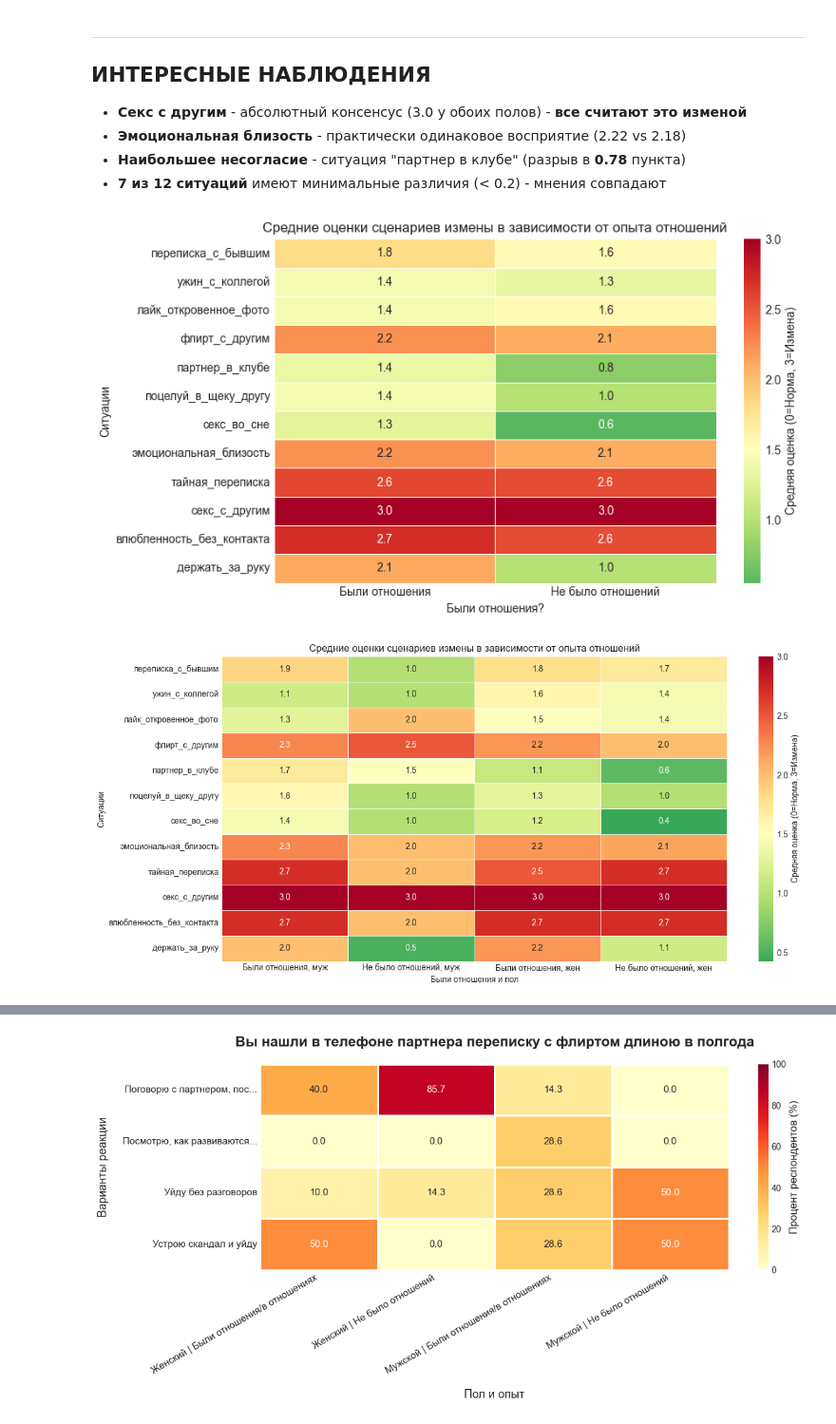
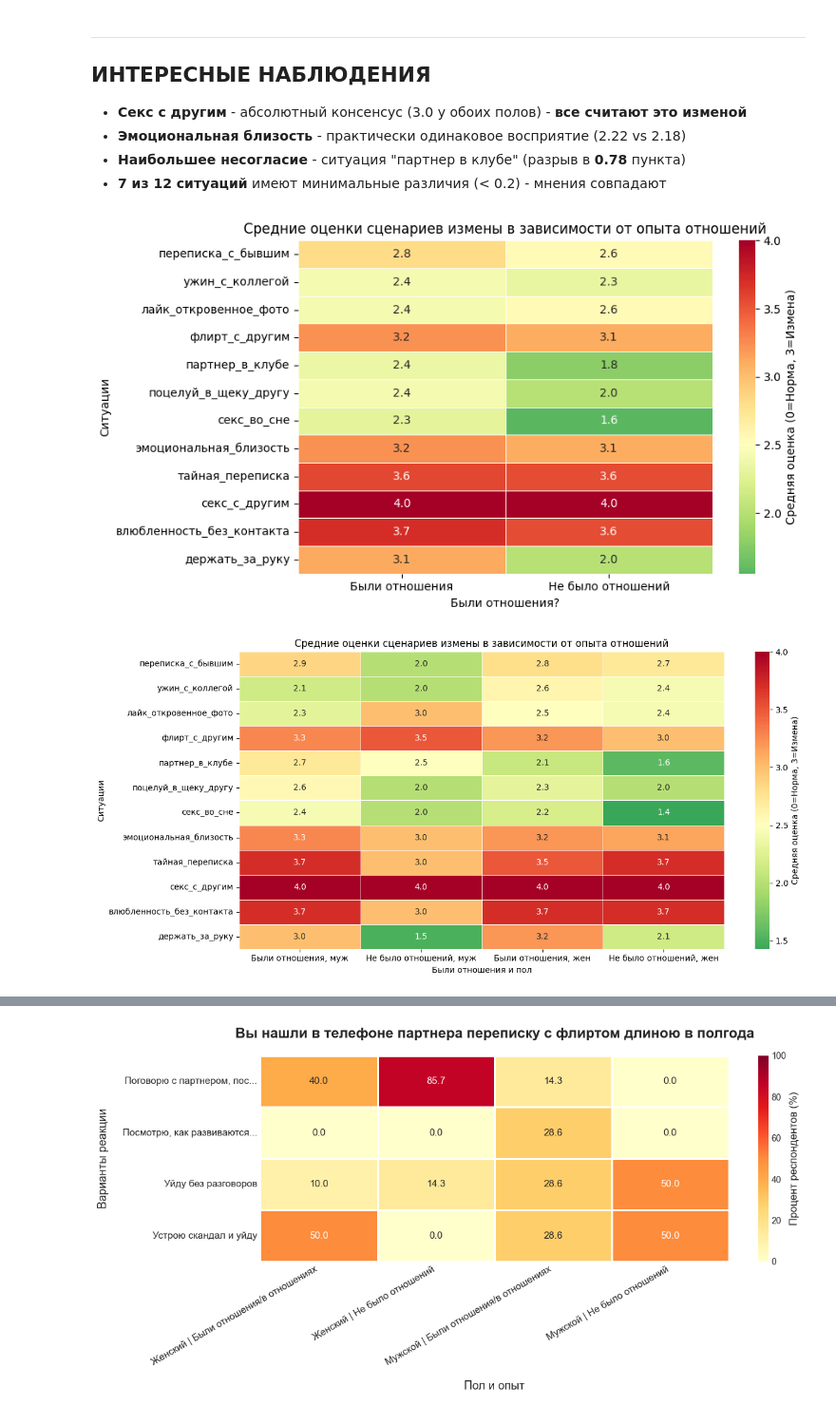
Before and after one commit to wanvamp/portfolio, a Jupyter notebook: survey.ipynb, the cells around one changed output, grey strips where cells are left out. Shown at 95% size. Saved outputs shown, nothing was run; the diff lists cells and outputs as text; code cells hidden in the pictures.

```diff
--- a/survey.ipynb
+++ b/survey.ipynb
@@ -38,7 +52,7 @@ plt.xlabel('Пол')
 Text(0.5, 0, 'Пол')
 [figure]
 # %%
-rating = {'Норма': 0, 'Странно': 1, 'Неприятно': 2, 'Измена': 3}
+rating = {'Норма': 1, 'Странно': 2, 'Неприятно': 3, 'Измена': 4}
 sit_col = ['переписка_с_бывшим', 'ужин_с_коллегой', 'лайк_откровенное_фото',
                    'флирт_с_другим', 'партнер_в_клубе', 'поцелуй_в_щеку_другу',
                    'секс_во_сне', 'эмоциональная_близость', 'тайная_переписка',
@@ -52,7 +66,7 @@ df_w = df[df['пол'] == 'Женский'][sit_col].mean()
 heatmap_data_s = pd.DataFrame({'Мужчины': df_m, 'Женщины': df_w})
 
 plt.figure(figsize=(8, 5))
-sns.heatmap(heatmap_data_s, annot=True, cmap='RdYlGn_r', center=1.5, fmt='.1f',
+sns.heatmap(heatmap_data_s, annot=True, cmap='RdYlGn_r', center=2.5, fmt='.1f',
             linewidths=0.5, cbar_kws={'label': 'Средняя оценка (0=Норма, 3=Измена)'})
 plt.title('Средние оценки сценариев измены по полу')
 plt.xlabel('Пол')
@@ -136,20 +150,20 @@ heatmap_data_s.sort_values(by=["дельта"], ascending = False)
 # %%
 df_relsh = df[df['опыт_отношений'] == 'Были отношения/в отношениях'][sit_col].mean()
 df_no_relsh = df[df['опыт_отношений'] == 'Не было отношений'][sit_col].mean()
 
 heatmap_data_rel = pd.DataFrame({'Были отношения': df_relsh, 'Не было отношений': df_no_relsh})
 plt.figure(figsize=(9, 5))
-sns.heatmap(heatmap_data_rel, annot=True, cmap='RdYlGn_r', center=1.5, fmt='.1f',
+sns.heatmap(heatmap_data_rel, annot=True, cmap='RdYlGn_r', center=2.5, fmt='.1f',
             linewidths=0.5, cbar_kws={'label': 'Средняя оценка (0=Норма, 3=Измена)'})
 plt.title('Средние оценки сценариев измены в зависимости от опыта отношений')
 plt.xlabel('Были отношения?')
 plt.ylabel('Ситуации')
 plt.xticks()
 plt.yticks(rotation=0)
 plt.tight_layout()
 plt.show()
 # %% [output]
-[figure, old version]
+[figure, new version]
 # %%
 df_relsh_w = df[(df['опыт_отношений'] == 'Были отношения/в отношениях') & (df['пол'] == 'Женский')][sit_col].mean()
 df_no_relsh_w = df[(df['опыт_отношений'] == 'Не было отношений') & (df['пол'] == 'Женский')][sit_col].mean()
@@ -161,7 +175,7 @@ df_no_relsh_m = df[(df['опыт_отношений'] == 'Не было отно
 heatmap_data_rel = pd.DataFrame({'Были отношения, муж': df_relsh_m, 'Не было отношений, муж': df_no_relsh_m,
                                 'Были отношения, жен': df_relsh_w, 'Не было отношений, жен': df_no_relsh_w})
 plt.figure(figsize=(13, 6))
-sns.heatmap(heatmap_data_rel, annot=True, cmap='RdYlGn_r', center=1.5, fmt='.1f',
+sns.heatmap(heatmap_data_rel, annot=True, cmap='RdYlGn_r', center=2.5, fmt='.1f',
             linewidths=0.5, cbar_kws={'label': 'Средняя оценка (0=Норма, 3=Измена)'})
 plt.title('Средние оценки сценариев измены в зависимости от опыта отношений')
 plt.xlabel('Были отношения и пол')
@@ -171,4 +185,4 @@ plt.yticks(rotation=0)
 plt.tight_layout()
 plt.show()
 # %% [output]
-[figure, old version]
+[figure, new version]
```
Also changed, not shown: parts of 10 cells of this notebook.
